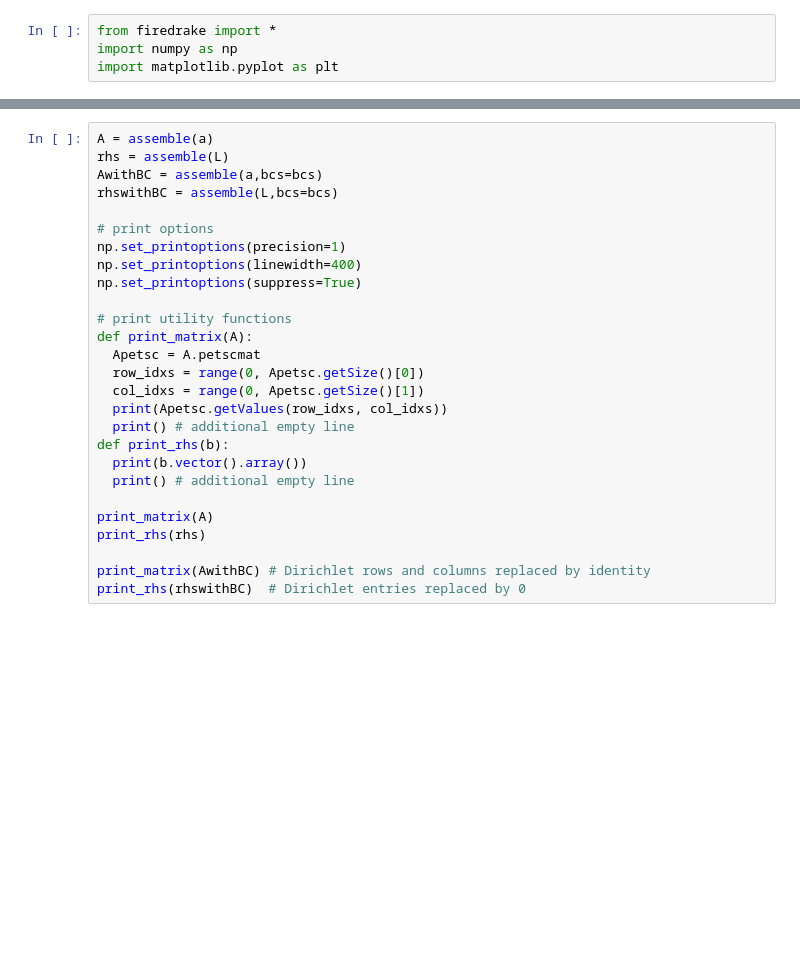
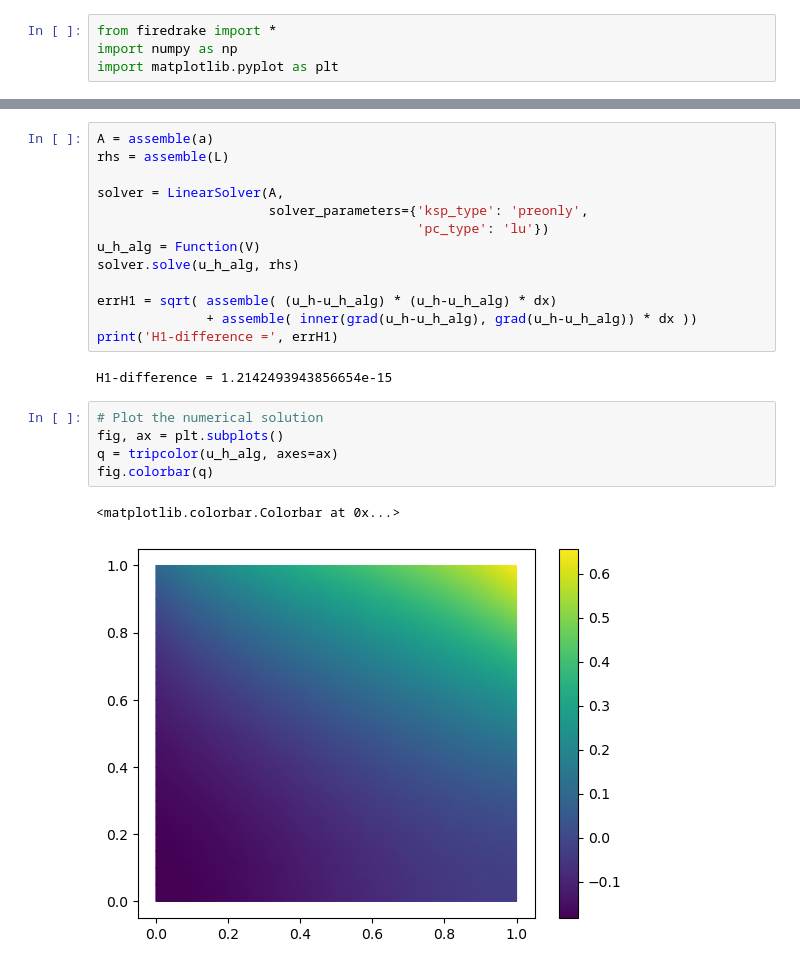
Before and after one commit to alessandropedone/cfd-labs, a Jupyter notebook: Lab01-Intro/TEMPLATE_CFDlab01.ipynb, the cells around one changed output, grey strips where cells are left out. Drawn from its saved outputs; the diff is of its cells as text; blank space fills up the shorter version.

```diff
--- a/Lab01-Intro/TEMPLATE_CFDlab01.ipynb
+++ b/Lab01-Intro/TEMPLATE_CFDlab01.ipynb
@@ -32,27 +68,23 @@ next cell is for Exercise 1 point 4
 # %%
 A = assemble(a)
 rhs = assemble(L)
-AwithBC = assemble(a,bcs=bcs)
-rhswithBC = assemble(L,bcs=bcs)
 
-# print options
-np.set_printoptions(precision=1)
-np.set_printoptions(linewidth=400)
-np.set_printoptions(suppress=True)
+solver = LinearSolver(A,
+                      solver_parameters={'ksp_type': 'preonly',
+                                         'pc_type': 'lu'})
+u_h_alg = Function(V)
+solver.solve(u_h_alg, rhs)
 
-# print utility functions
-def print_matrix(A):
-  Apetsc = A.petscmat
-  row_idxs = range(0, Apetsc.getSize()[0])
-  col_idxs = range(0, Apetsc.getSize()[1])
-  print(Apetsc.getValues(row_idxs, col_idxs))
-  print() # additional empty line
-def print_rhs(b):
-  print(b.vector().array())
-  print() # additional empty line
-
-print_matrix(A)
-print_rhs(rhs)
-
-print_matrix(AwithBC) # Dirichlet rows and columns replaced by identity
-print_rhs(rhswithBC)  # Dirichlet entries replaced by 0
+errH1 = sqrt( assemble( (u_h-u_h_alg) * (u_h-u_h_alg) * dx)
+              + assemble( inner(grad(u_h-u_h_alg), grad(u_h-u_h_alg)) * dx ))
+print('H1-difference =', errH1)
+# %% [output]
+H1-difference = 1.2142493943856654e-15
+# %%
+# Plot the numerical solution
+fig, ax = plt.subplots()
+q = tripcolor(u_h_alg, axes=ax)
+fig.colorbar(q)
+# %% [output]
+<matplotlib.colorbar.Colorbar at 0x...>
+[figure, added]
```
Also changed, not shown: parts of 14 cells of this notebook, 14 other files.
